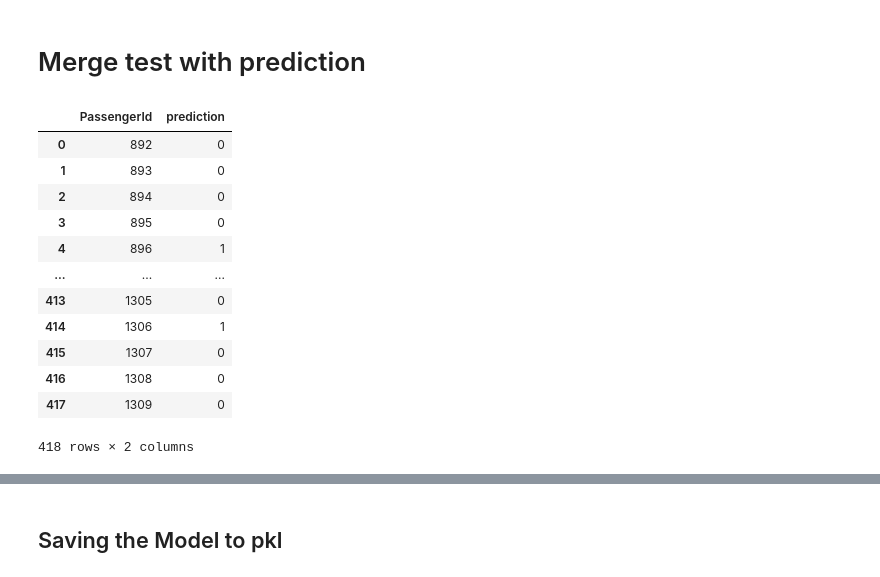
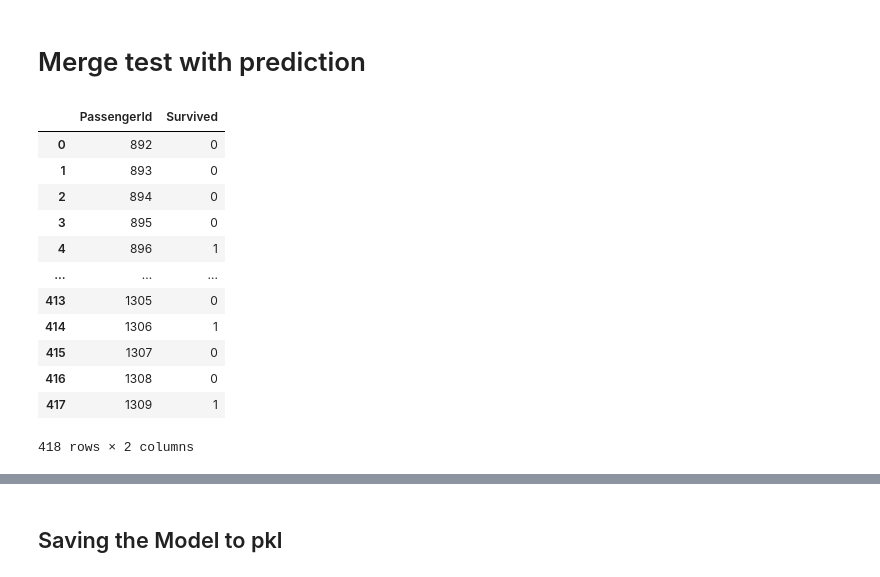
Before and after one commit to godwinnwalozie/Titanic-Ship-Machine-Learning-Survival-Prediction, a Jupyter notebook: titanic.ipynb, the cells around one changed output, grey strips where cells are left out. Cells and saved outputs as stored; diff of their text form; code cells hidden in the pictures.

```diff
--- a/titanic.ipynb
+++ b/titanic.ipynb
@@ -337,12 +337,15 @@ Xn
 # Merge test with prediction
 # %%
 predicted = clf.predict(Xn)
-pred_df = pd.DataFrame(predicted, columns = ["prediction"])
+pred_df = pd.DataFrame(predicted, columns = ["Survived"])
+# %%
+passengerid = df_test[["PassengerId"]]
 # %%
-predicted_test_data = pd.concat (   [df_test[["PassengerId"]] , pred_df], ignore_index = False, axis = 1).sort_values("PassengerId", ascending = True)
-predicted_test_data
+#merged the dataframes
+titanic = pd.concat( [passengerid,pred_df],ignore_index = False, axis = 1)
+titanic
 # %% [output]
-|  | PassengerId | prediction |
+|  | PassengerId | Survived |
 | 0 | 892 | 0 |
 | 1 | 893 | 0 |
 | 2 | 894 | 0 |
@@ -353,5 +356,5 @@ predicted_test_data
 | 414 | 1306 | 1 |
 | 415 | 1307 | 0 |
 | 416 | 1308 | 0 |
-| 417 | 1309 | 0 |
+| 417 | 1309 | 1 |
 418 rows × 2 columns
```
Also changed, not shown: parts of 9 cells of this notebook, 2 other files.
